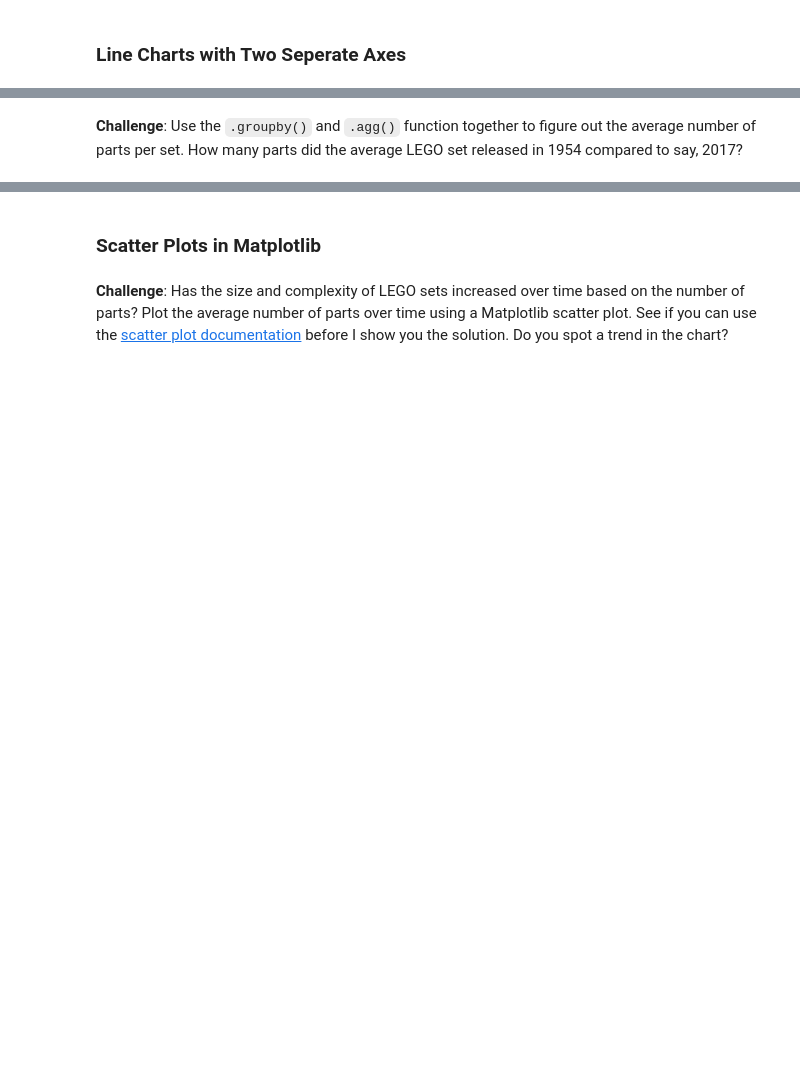
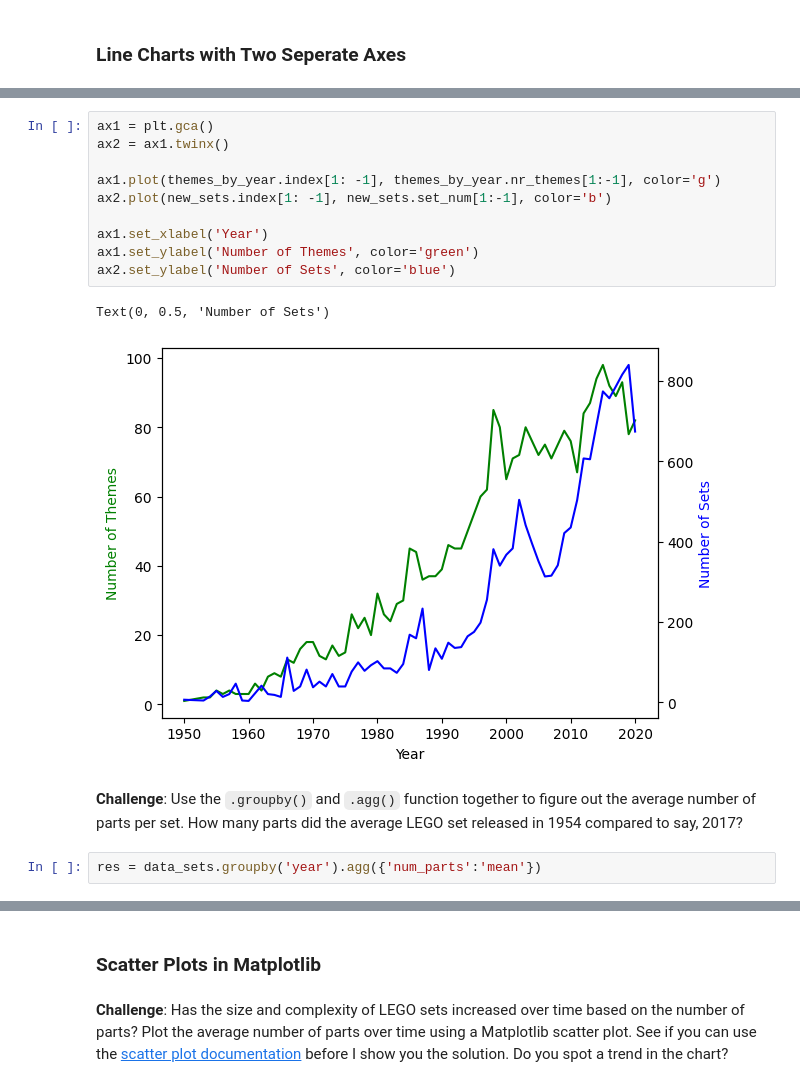
Before and after one commit to ACEKaito1412/100DaysOfCodingPython, a Jupyter notebook: day_74/Lego_Analysis_for_Course.ipynb, the cells around one changed output, grey strips where cells are left out. Saved outputs shown, nothing was run; the diff lists cells and outputs as text; blank space fills up the shorter version.

```diff
--- a/day_74/Lego_Analysis_for_Course.ipynb
+++ b/day_74/Lego_Analysis_for_Course.ipynb
@@ -204,2 +220,17 @@ plt.plot(themes_by_year.index[1:-1],themes_by_year[1:-1])
+# %%
+ax1 = plt.gca()
+ax2 = ax1.twinx()
+
+ax1.plot(themes_by_year.index[1: -1], themes_by_year.nr_themes[1:-1], color='g')
+ax2.plot(new_sets.index[1: -1], new_sets.set_num[1:-1], color='b')
+
+ax1.set_xlabel('Year')
+ax1.set_ylabel('Number of Themes', color='green')
+ax2.set_ylabel('Number of Sets', color='blue')
+# %% [output]
+Text(0, 0.5, 'Number of Sets')
+[figure, added]
 # %% [markdown]
 **Challenge**: Use the <code>.groupby()</code> and <code>.agg()</code> function together to figure out the average number of parts per set. How many parts did the average LEGO set released in 1954 compared to say, 2017?
+# %%
+res = data_sets.groupby('year').agg({'num_parts':'mean'})
```
Also changed, not shown: parts of 12 cells of this notebook.
